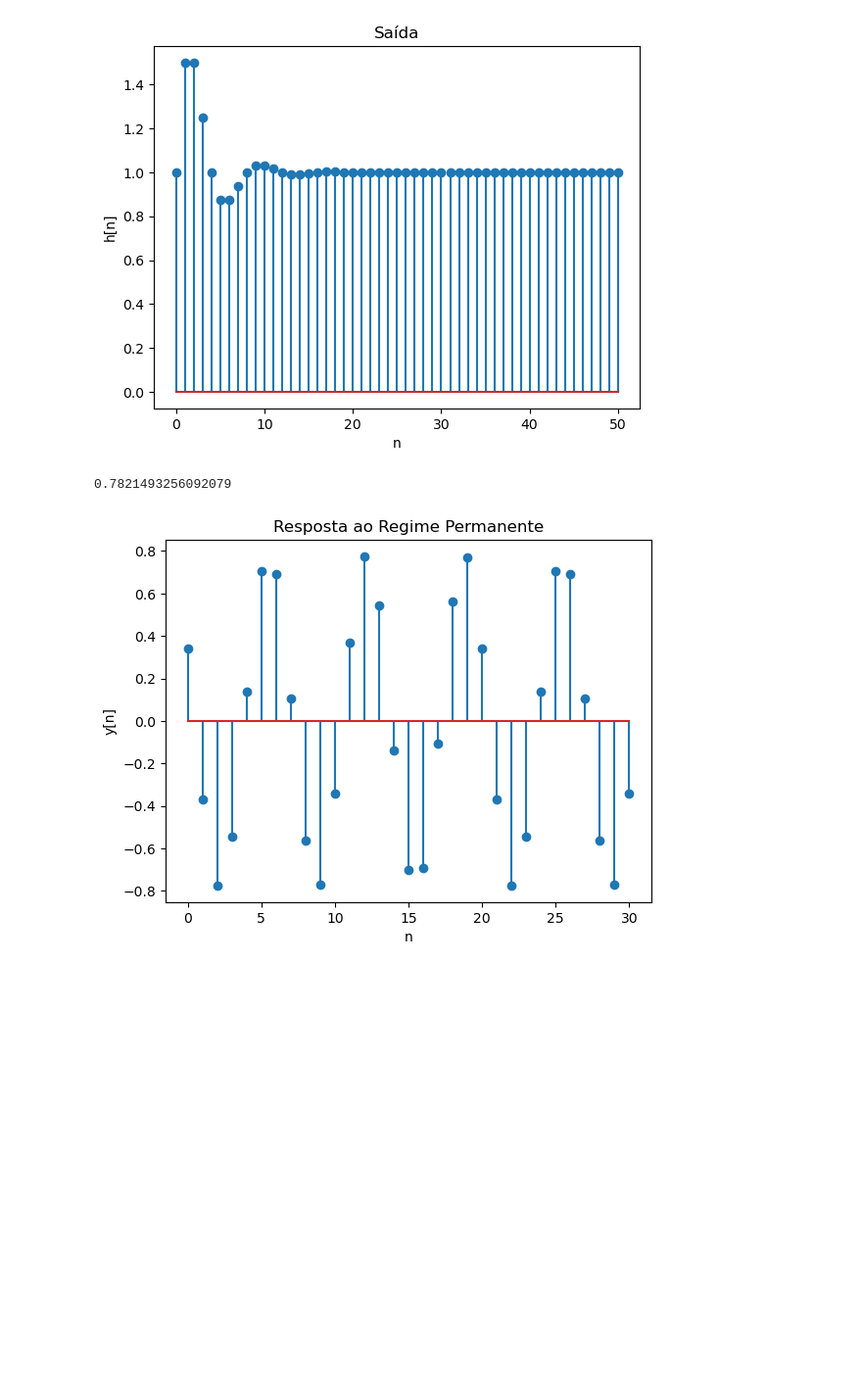
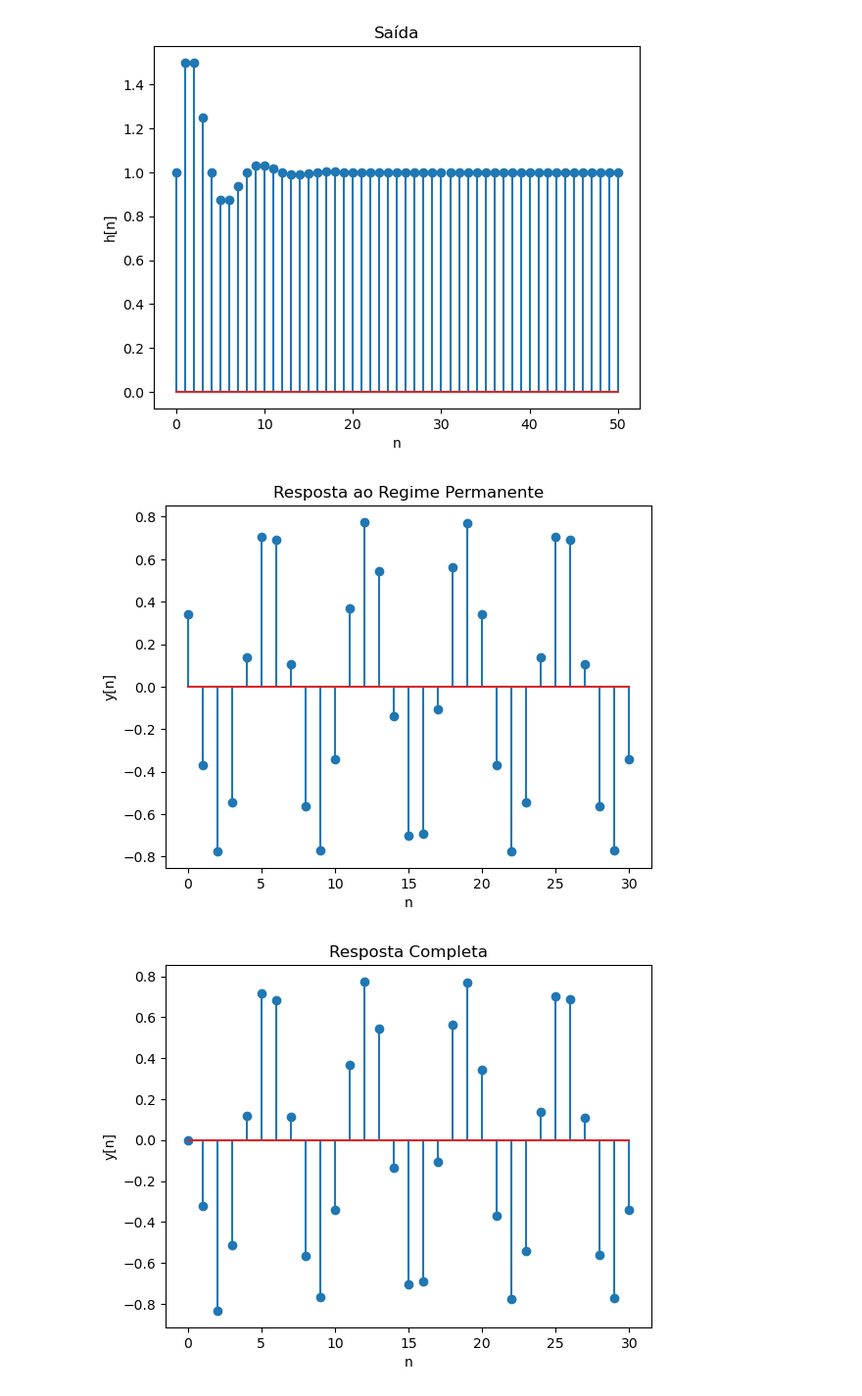
Before and after one commit to Emanuel600/Misc, a Jupyter notebook: DSP/Emanuel S Araldi - P1.ipynb, the cells around one changed output. Shown at 98% size. Saved outputs shown, nothing was run; the diff lists cells and outputs as text; code cells hidden in the pictures; blank space fills up the shorter version.

Commit message:
Q4 completa

```diff
--- a/DSP/Emanuel S Araldi - P1.ipynb
+++ b/DSP/Emanuel S Araldi - P1.ipynb
@@ -218,25 +218,33 @@ print(abs((y-yss)/yss) < 0.02) # Permanente desde n=12
 # %%
 # Questão 4
 #####
 # ℎ[𝑛] = {0.2^𝑛 + (−0.6)^(𝑛+1)}𝑢[𝑛]
 #####
 w = np.linspace(0, np.pi, 1000)
 n = np.arange(0, 31)
 j = complex(0, 1)
 x = np.cos(0.3*np.pi*n + np.pi/2) #=> -sin(0.3pi)
 # H feito pela tabela
 H = 1/(1-0.2*np.exp(-j*w)) + (-0.6)/(1+0.6*np.exp(-j*w))
+#
+#         1         -0.6           0.4+0.72s         0.4s^-2 + 0.72s^-1
+# H = ---------  + --------- = ------------------ = ---------------------
+#     1 - 0.2s     1 + 0.6s    1 + 0.4s - 0.12s^2   s^-2 + 0.4s^-1 - 0.12
+b = [0.4, 0.72]
+a = [1, 0.4, -0.12]
 ### Plotar Fourier
 # Módulo
 #plot_cont([np.abs(H), w], title="Módulo", xl="w", yl="|H|")
 # Fase
 #plot_cont([np.angle(H), w], title="Fase", xl="w", yl="<H")
 ### y de regime permanente
 w1 = 0.3*np.pi # Frequência de x[n]
-Hw1 = 1/(1-0.2*np.exp(-j*w1)) + (-0.6)/(1+0.6*np.exp(-j*w1))
+Hw1 = 1/(1-0.2*np.exp(-j*w1)) + (-0.6)/(1+0.6*np.exp(-j*w1)) # Ganho e Fase em w=w1
 yss = np.abs(Hw1)*np.cos(w1*n + np.pi/2 + np.angle(Hw1))
 plot([yss, n], "Resposta ao Regime Permanente")
 ### y completo
+y = sp.lfilter(b, a, x)
+plot([y, n], "Resposta Completa", yl='y[n]', xl='n')
 # %% [output]
-0.7821493256092079
 [figure]
+[figure, added]
```
